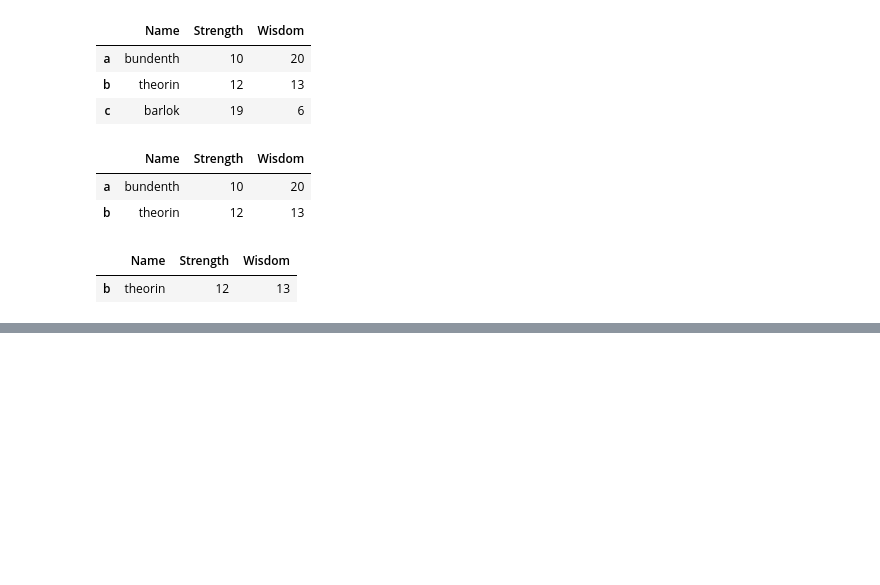
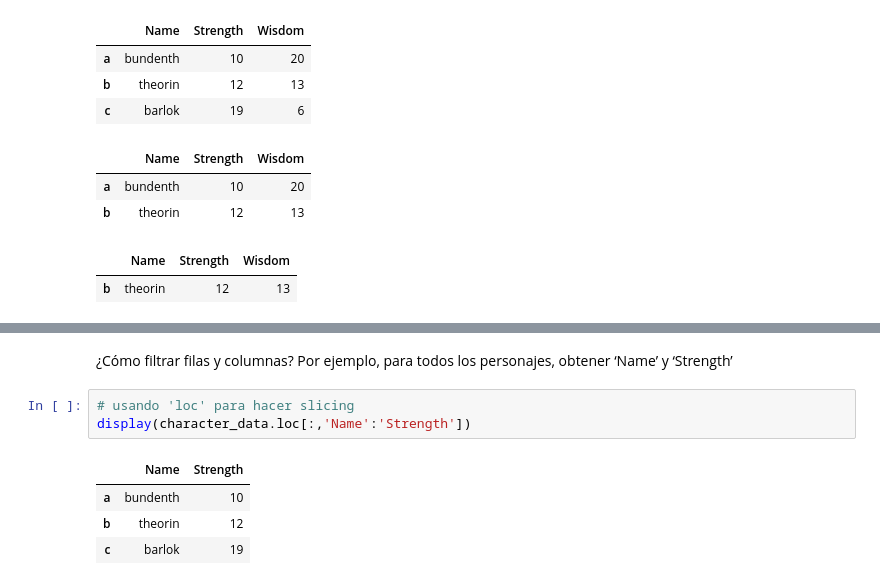
Before and after one commit to emev0417/python2026, a Jupyter notebook: pandas1.ipynb, the cells around one changed output, grey strips where cells are left out. Drawn from its saved outputs; the diff is of its cells as text; blank space fills up the shorter version.

```diff
--- a/Untitled.ipynb
+++ b/pandas1.ipynb
@@ -780,0 +808,10 @@ display(character_data[1:2])
+# %% [markdown]
+¿Cómo filtrar filas y columnas? Por ejemplo, para todos los personajes, obtener ‘Name’ y ‘Strength’
+# %%
+# usando 'loc' para hacer slicing
+display(character_data.loc[:,'Name':'Strength'])
+# %% [output]
+|  | Name | Strength |
+| a | bundenth | 10 |
+| b | theorin | 12 |
+| c | barlok | 19 |
```
Also changed, not shown: parts of 11 cells of this notebook, 10 other files.
